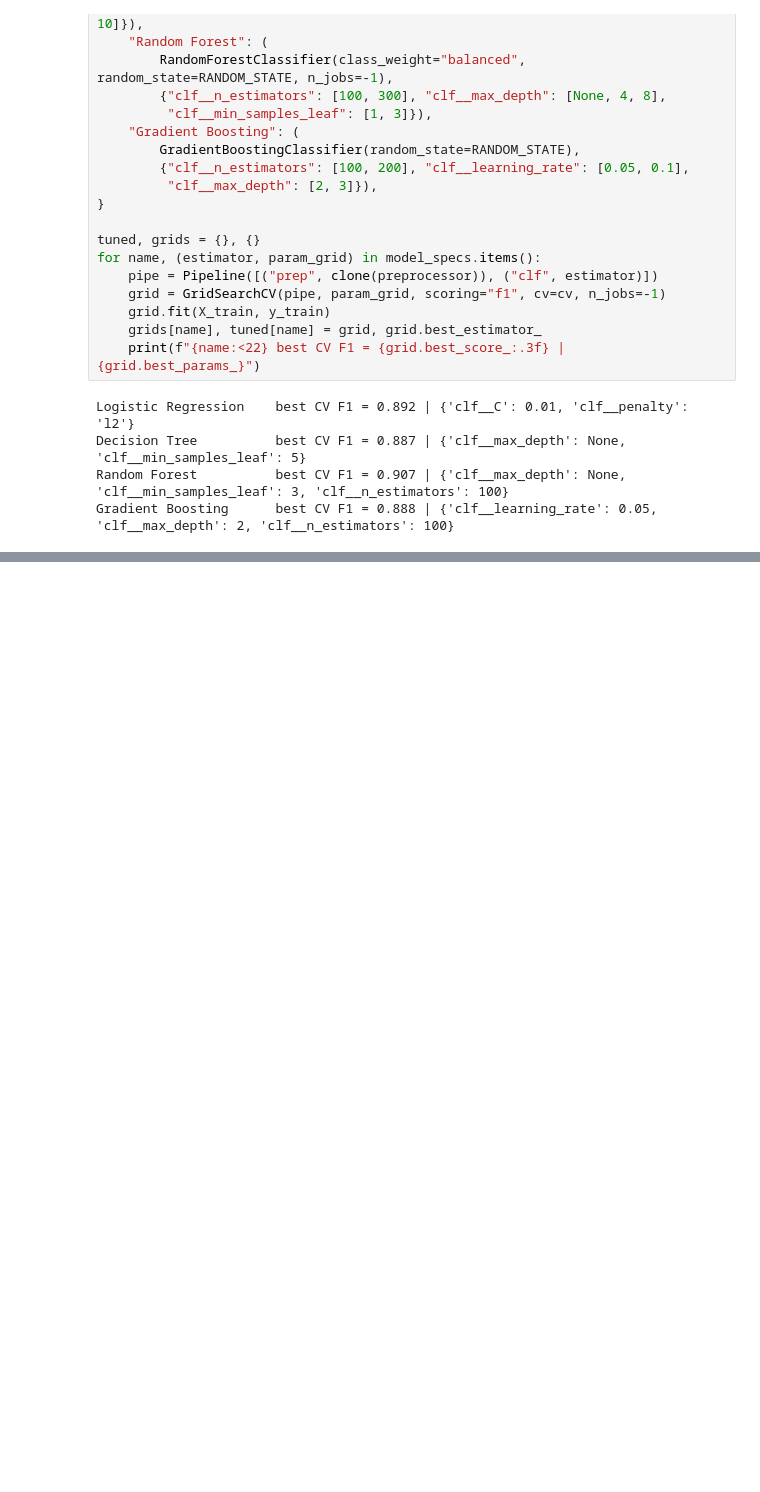
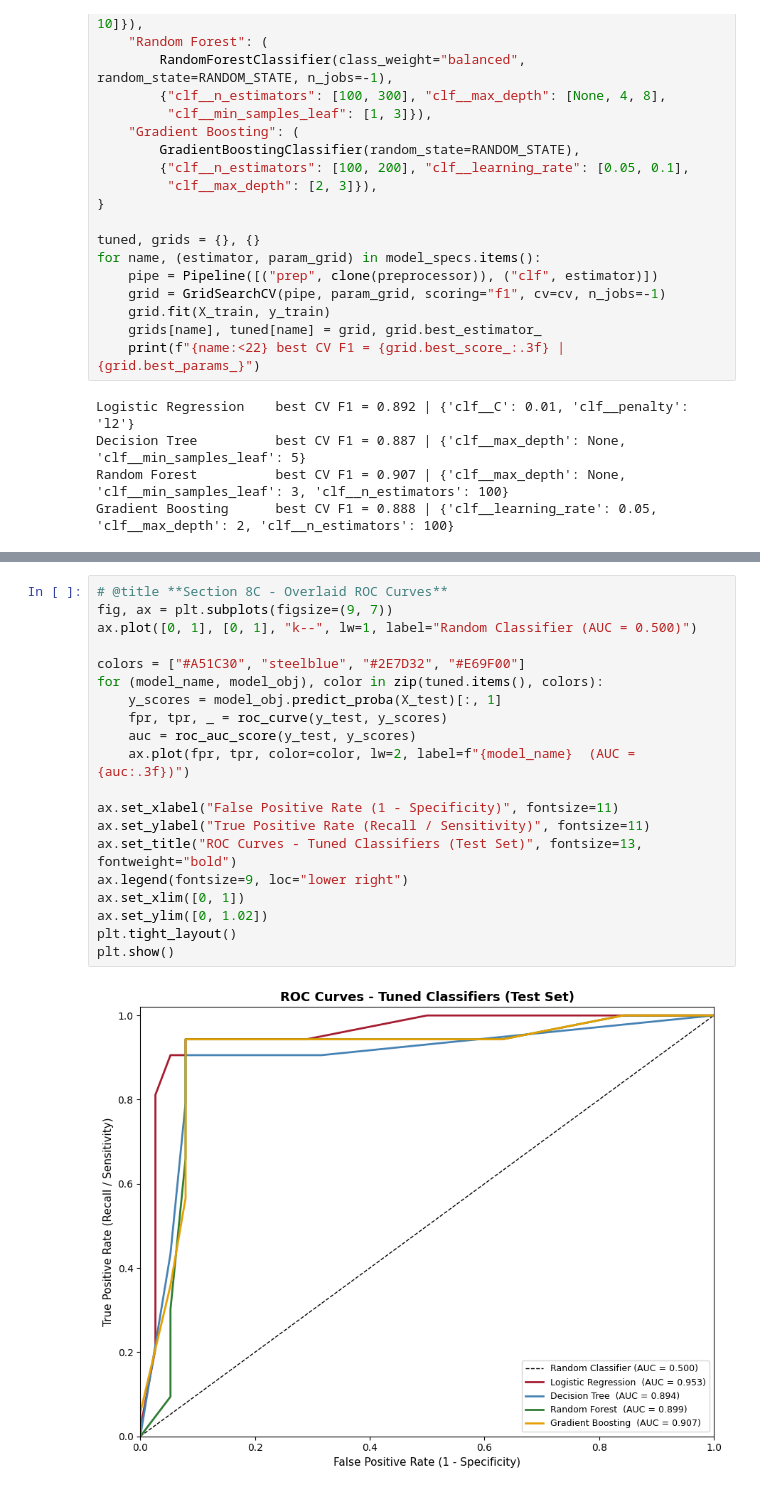
Before and after one commit to sudiksharamakrishnanhse-lab/ProgrammingforHDS_FinalProject, a Jupyter notebook: DatasetSelection.ipynb, the cells around one changed output, grey strips where cells are left out. Saved outputs shown, nothing was run; the diff lists cells and outputs as text; blank space fills up the shorter version.

```diff
--- a/DatasetSelection.ipynb
+++ b/DatasetSelection.ipynb
@@ -703,0 +738,22 @@ Evaluation functions defined.
+# %%
+# @title **Section 8C - Overlaid ROC Curves**
+fig, ax = plt.subplots(figsize=(9, 7))
+ax.plot([0, 1], [0, 1], "k--", lw=1, label="Random Classifier (AUC = 0.500)")
+
+colors = ["#A51C30", "steelblue", "#2E7D32", "#E69F00"]
+for (model_name, model_obj), color in zip(tuned.items(), colors):
+    y_scores = model_obj.predict_proba(X_test)[:, 1]
+    fpr, tpr, _ = roc_curve(y_test, y_scores)
+    auc = roc_auc_score(y_test, y_scores)
+    ax.plot(fpr, tpr, color=color, lw=2, label=f"{model_name}  (AUC = {auc:.3f})")
+
+ax.set_xlabel("False Positive Rate (1 - Specificity)", fontsize=11)
+ax.set_ylabel("True Positive Rate (Recall / Sensitivity)", fontsize=11)
+ax.set_title("ROC Curves - Tuned Classifiers (Test Set)", fontsize=13, fontweight="bold")
+ax.legend(fontsize=9, loc="lower right")
+ax.set_xlim([0, 1])
+ax.set_ylim([0, 1.02])
+plt.tight_layout()
+plt.show()
+# %% [output]
+[figure, added]
```
Also changed, not shown: parts of 4 cells of this notebook.
